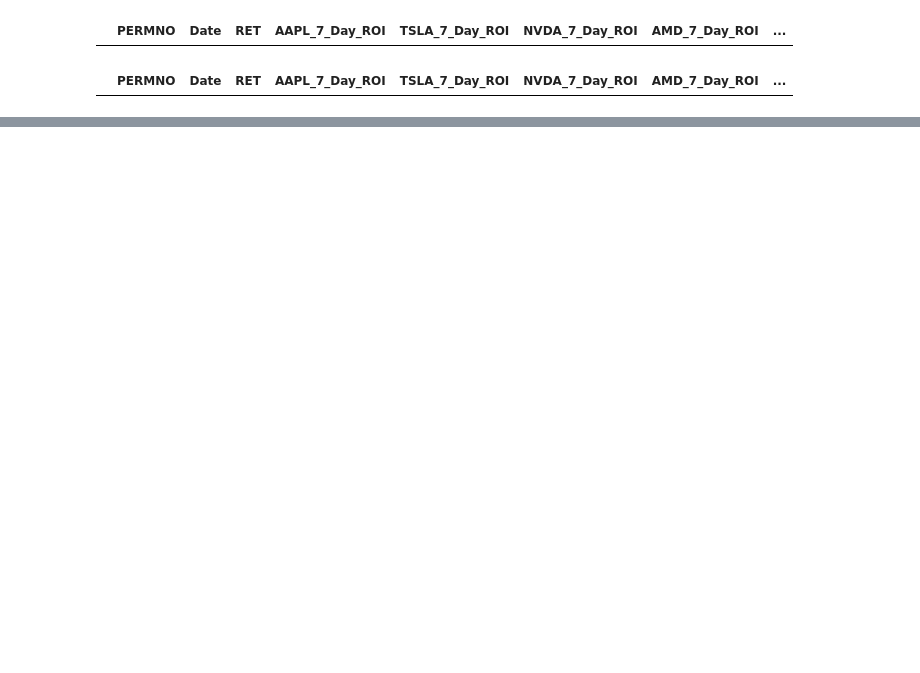
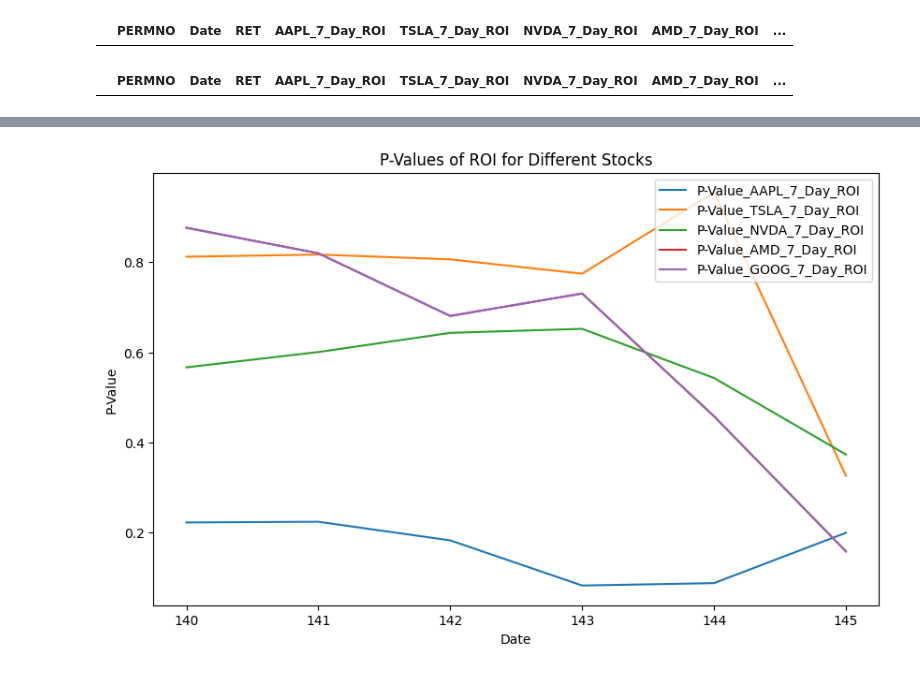
Before and after one commit to peterhindi/UBCTG-Factor-Research-Team, a Jupyter notebook: Factor_Model_Complete-For_Real.ipynb, the cells around one changed output, grey strips where cells are left out. Cells and saved outputs as stored; diff of their text form; code cells hidden in the pictures; blank space fills up the shorter version.

```diff
--- a/Factor_Model_Complete-For_Real.ipynb
+++ b/Factor_Model_Complete-For_Real.ipynb
@@ -346,0 +253,15 @@ returnsdf.tail()
+# %%
+import matplotlib.pyplot as plt
+returnsdf_cut = returnsdf.iloc[140:]
+# Extract the columns from the dataframe
+p_values = returnsdf_cut[['P-Value_AAPL_7_Day_ROI', 'P-Value_TSLA_7_Day_ROI', 'P-Value_NVDA_7_Day_ROI', 'P-Value_AMD_7_Day_ROI', 'P-Value_GOOG_7_Day_ROI']]
+
+# Plot the columns
+p_values.plot(figsize=(10, 6))
+plt.xlabel('Date')
+plt.ylabel('P-Value')
+plt.title('P-Values of ROI for Different Stocks')
+plt.legend(loc='upper right')
+plt.show()
+# %% [output]
+[figure, added]
```
Also changed, not shown: parts of 14 cells of this notebook.
